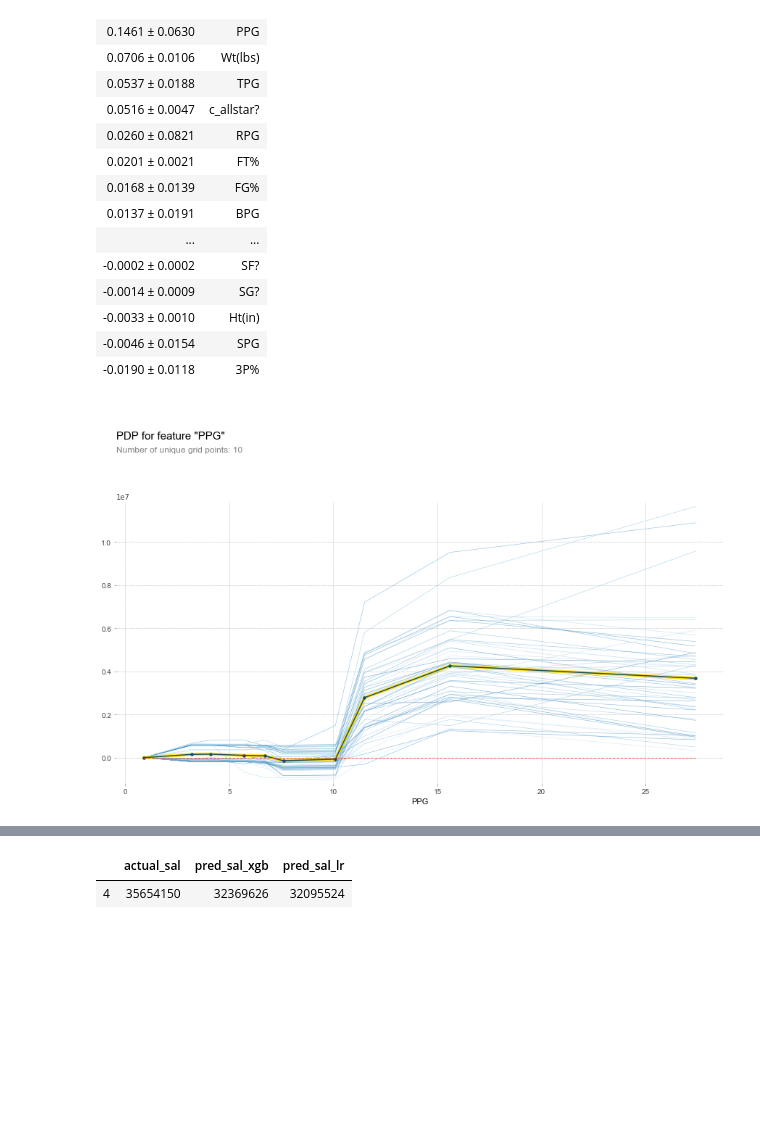
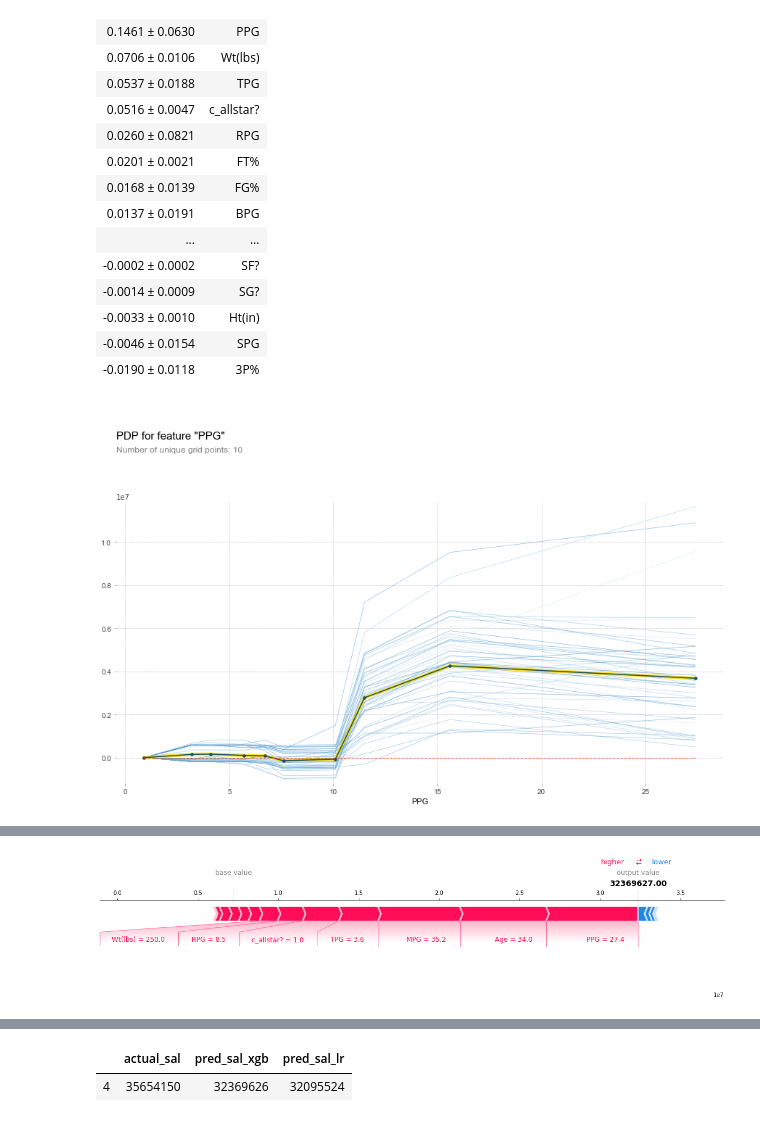
Before and after one commit to ianforrest11/dash, a Jupyter notebook: notebooks/Data Storytelling Project 2.ipynb, the cells around one changed output, grey strips where cells are left out. Cells and saved outputs as stored; diff of their text form; code cells hidden in the pictures; blank space fills up the shorter version.

```diff
--- a/notebooks/Data Storytelling Project 2.ipynb
+++ b/notebooks/Data Storytelling Project 2.ipynb
@@ -19,6 +19,9 @@ import matplotlib.pyplot as plt
 from pdpbox.pdp import pdp_isolate, pdp_plot
 from joblib import dump
 import seaborn as sns
+from plotly.tools import mpl_to_plotly
+plt.rcParams['figure.dpi'] = 150
+%matplotlib inline
 # %%
 # initial csv load
 df = pd.read_csv(r'/Users/ianforrest/Downloads/Stats - Sheet1 (2).csv')
@@ -357,7 +360,7 @@ isolated = pdp_isolate(
 
 pdp_plot(isolated, feature_name=feature, plot_lines=True, frac_to_plot=50); # Plot 100 ICE lines
 # %% [output]
-[figure, old version]
+[figure, new version]
 # %%
 # shap plot, identify row and row processed
 row = X_test.iloc[4]
@@ -369,10 +372,10 @@ shap_values = explainer.shap_values(row_processed)
 # %%
 # shap plot, generate plot
 shap.initjs()
-shap.force_plot(
-    base_value=explainer.expected_value,
+fig1 = shap.force_plot(
+    base_value=explainer.expected_value.astype(int),
     shap_values=shap_values,
-    features=row
+    features=row,matplotlib=True
 )
 # %% [output]
 [interactive output not drawn]
@@ -379,0 +382 @@ shap.force_plot(
+[figure, added]
```
Also changed, not shown: parts of 7 cells of this notebook, 7 other files.
